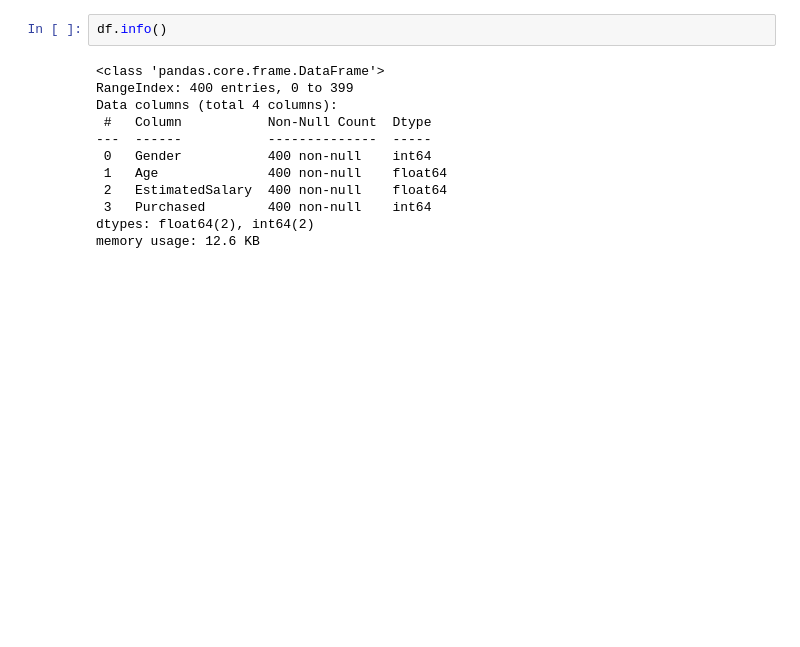
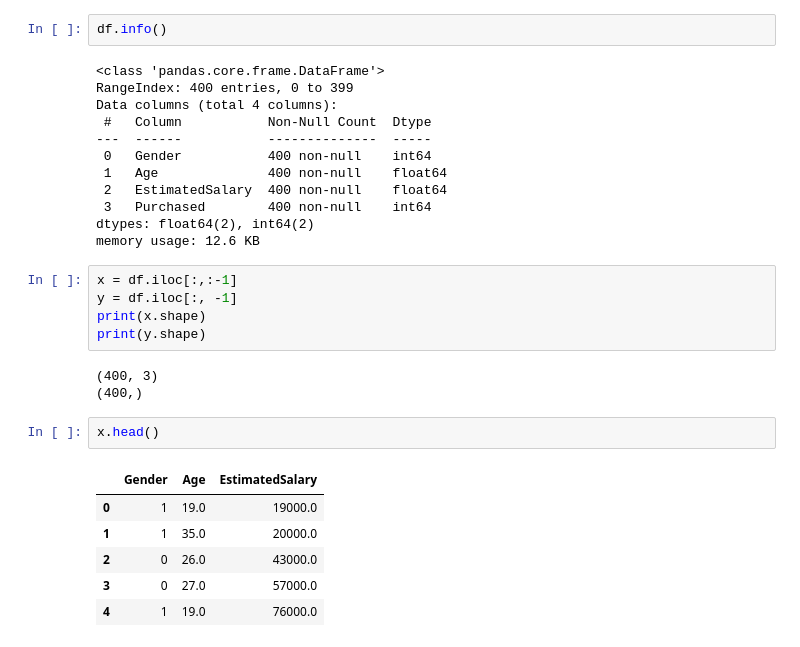
Before and after one commit to EnayathShaik/AI_ML, a Jupyter notebook: social_network_ads_prediction.ipynb, the cells around one changed output. Saved outputs shown, nothing was run; the diff lists cells and outputs as text; blank space fills up the shorter version.

```diff
--- a/social_network_ads_prediction.ipynb
+++ b/social_network_ads_prediction.ipynb
@@ -87,3 +87,20 @@ Data columns (total 4 columns):
  3   Purchased        400 non-null    int64
 dtypes: float64(2), int64(2)
 memory usage: 12.6 KB
+# %%
+x = df.iloc[:,:-1]
+y = df.iloc[:, -1]
+print(x.shape)
+print(y.shape)
+# %% [output]
+(400, 3)
+(400,)
+# %%
+x.head()
+# %% [output]
+|  | Gender | Age | EstimatedSalary |
+| 0 | 1 | 19.0 | 19000.0 |
+| 1 | 1 | 35.0 | 20000.0 |
+| 2 | 0 | 26.0 | 43000.0 |
+| 3 | 0 | 27.0 | 57000.0 |
+| 4 | 1 | 19.0 | 76000.0 |
```
Also changed, not shown: parts of 14 cells of this notebook.
